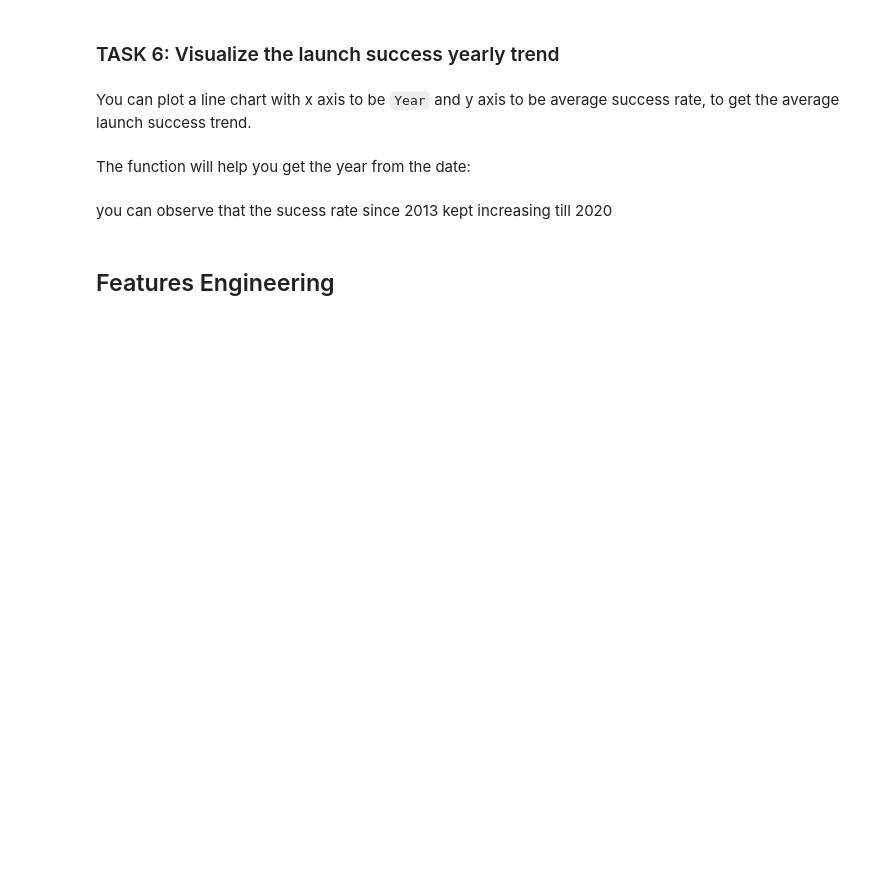
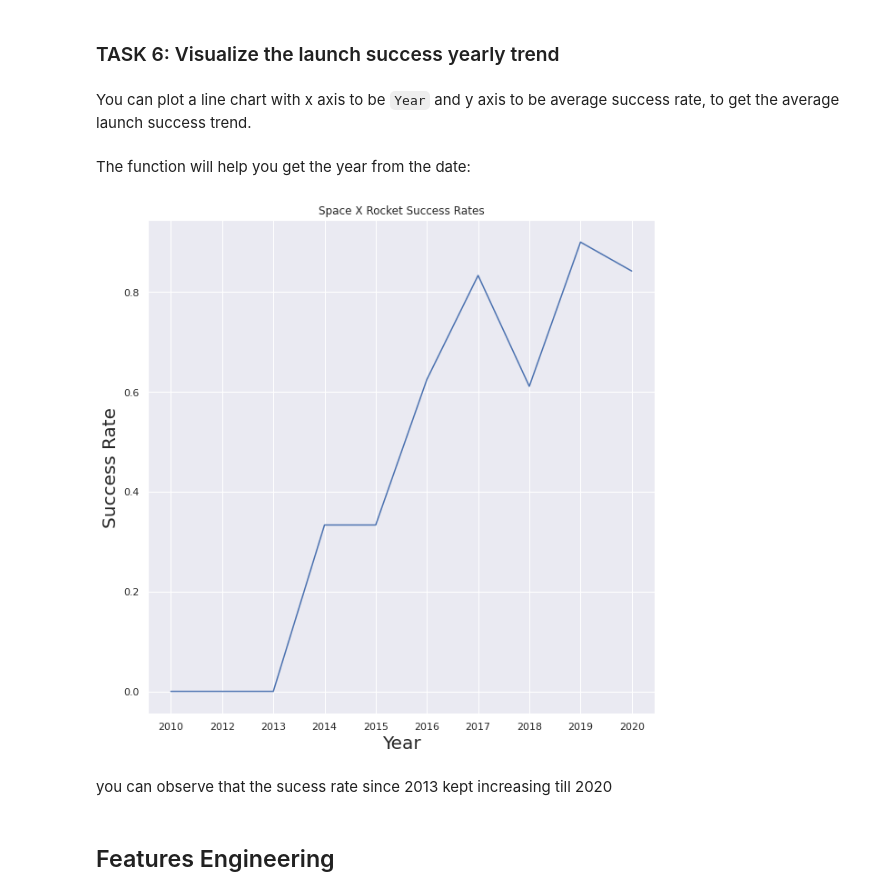
Before and after one commit to LucianPopaLVP/Applied-Data-Science-Capstone-Project---Space-X, a Jupyter notebook: EDA with Visualization.ipynb, the cells around one changed output. Cells and saved outputs as stored; diff of their text form; code cells hidden in the pictures; blank space fills up the shorter version.

```diff
--- a/EDA with Visualization.ipynb
+++ b/EDA with Visualization.ipynb
@@ -159,6 +179,16 @@ def Extract_year(date):
     return year
 # %%
 # Plot a line chart with x axis to be the extracted year and y axis to be the success rate
+df['year']=Extract_year(df["Date"])
+df_groupby_year=df.groupby("year",as_index=False)["Class"].mean()
+sns.set(rc={'figure.figsize':(10, 10)})
+sns.lineplot(data=df_groupby_year, x="year", y="Class" )
+plt.xlabel("Year",fontsize=20)
+plt.title('Space X Rocket Success Rates')
+plt.ylabel("Success Rate",fontsize=20)
+plt.show()
+# %% [output]
+[figure, added]
 # %% [markdown]
 you can observe that the sucess rate since 2013 kept increasing till 2020
 # %% [markdown]
```
Also changed, not shown: parts of 7 cells of this notebook.
